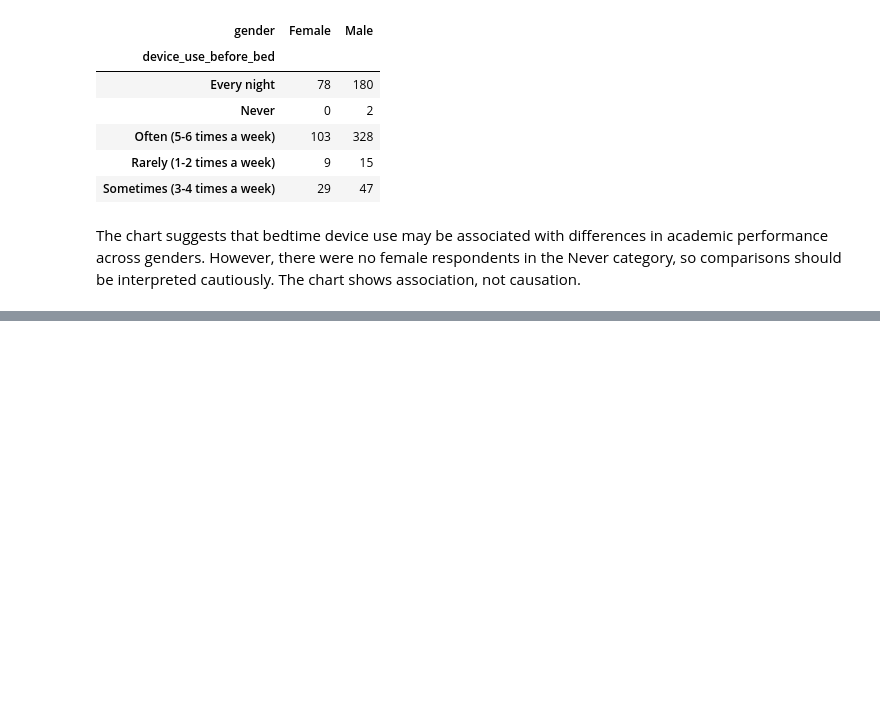
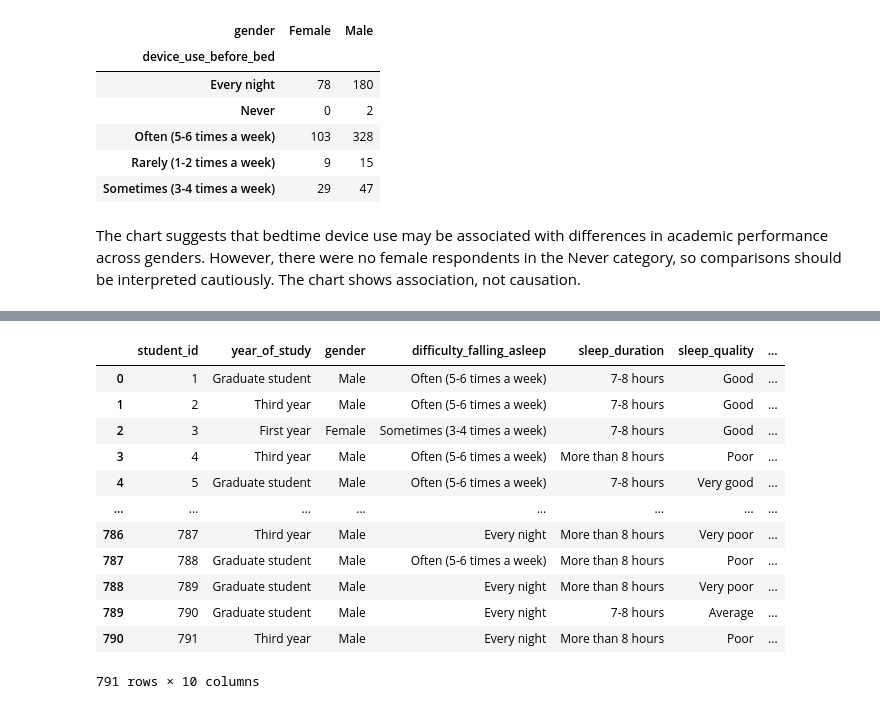
Before and after one commit to BuiltbyJaime/screens-sleep-scores, a Jupyter notebook: Notebooks/dataset_analysis.ipynb, the cells around one changed output, grey strips where cells are left out. Saved outputs shown, nothing was run; the diff lists cells and outputs as text; code cells hidden in the pictures; blank space fills up the shorter version.

```diff
--- a/Notebooks/dataset_analysis.ipynb
+++ b/Notebooks/dataset_analysis.ipynb
@@ -908,10 +874,0 @@ Dataset 2:
-# %%
-student_sleep_mapping = {
-    "Less than 4 hours": "Under 6 hours",
-    "4-5 hours": "Under 6 hours",
-    "6-7 hours": "6-8 hours",
-    "7-8 hours": "6-8 hours",
-    "More than 8 hours": "Over 8 hours"
-}
-
-df2["sleep_band"] = df2["sleep_duration"].map(student_sleep_mapping)
@@ -952,0 +976,9 @@ sleep_groups
+# %%
+\
+df2 = df2.drop(columns=["group_id"], errors="ignore")
+
+df2 = df2.merge(
+    sleep_groups,
+    on="sleep_band",
+    how="left"
+)
@@ -952,0 +1006,3 @@ sleep_groups
+# %%
+# Creates a unique primary key for each student record
+df2["student_id"] = range(1, len(df2) + 1)
@@ -952,0 +1049,15 @@ sleep_groups
+# %%
+student_db = df2[
+    [
+        "student_id",
+        "year_of_study",
+        "gender",
+        "difficulty_falling_asleep",
+        "sleep_duration",
+        "sleep_quality",
+        "device_use_before_bed",
+        "academic_stress",
+        "academic_performance",
+        "group_id"
+    ]
+].copy()
@@ -952,0 +1097,17 @@ sleep_groups
+# %%
+
+student_db
+# %% [output]
+|  | student_id | year_of_study | gender | difficulty_falling_asleep | sleep_duration | sleep_quality | ... |
+| 0 | 1 | Graduate student | Male | Often (5-6 times a week) | 7-8 hours | Good | ... |
+| 1 | 2 | Third year | Male | Often (5-6 times a week) | 7-8 hours | Good | ... |
+| 2 | 3 | First year | Female | Sometimes (3-4 times a week) | 7-8 hours | Good | ... |
+| 3 | 4 | Third year | Male | Often (5-6 times a week) | More than 8 hours | Poor | ... |
+| 4 | 5 | Graduate student | Male | Often (5-6 times a week) | 7-8 hours | Very good | ... |
+| ... | ... | ... | ... | ... | ... | ... | ... |
+| 786 | 787 | Third year | Male | Every night | More than 8 hours | Very poor | ... |
+| 787 | 788 | Graduate student | Male | Often (5-6 times a week) | More than 8 hours | Poor | ... |
+| 788 | 789 | Graduate student | Male | Every night | More than 8 hours | Very poor | ... |
+| 789 | 790 | Graduate student | Male | Every night | 7-8 hours | Average | ... |
+| 790 | 791 | Third year | Male | Every night | More than 8 hours | Poor | ... |
+791 rows × 10 columns
```
Also changed, not shown: parts of 65 cells of this notebook, 3 other files.
